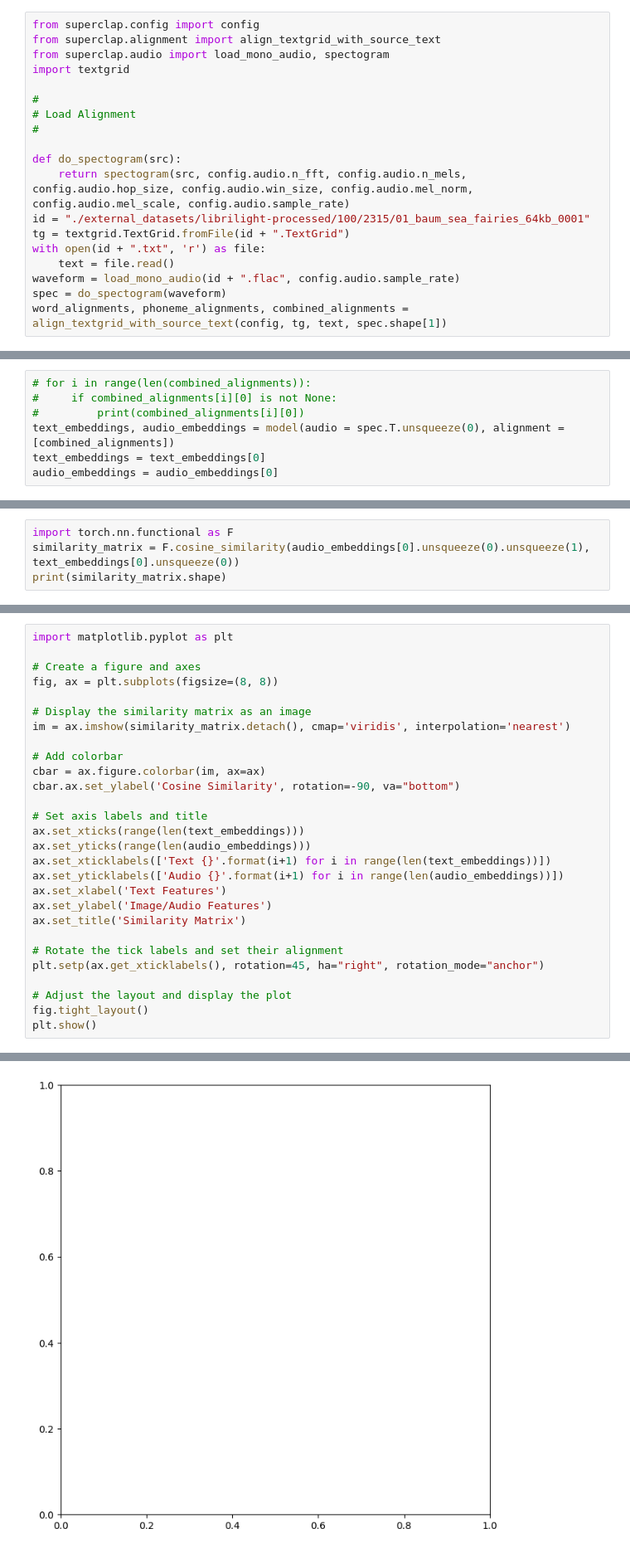
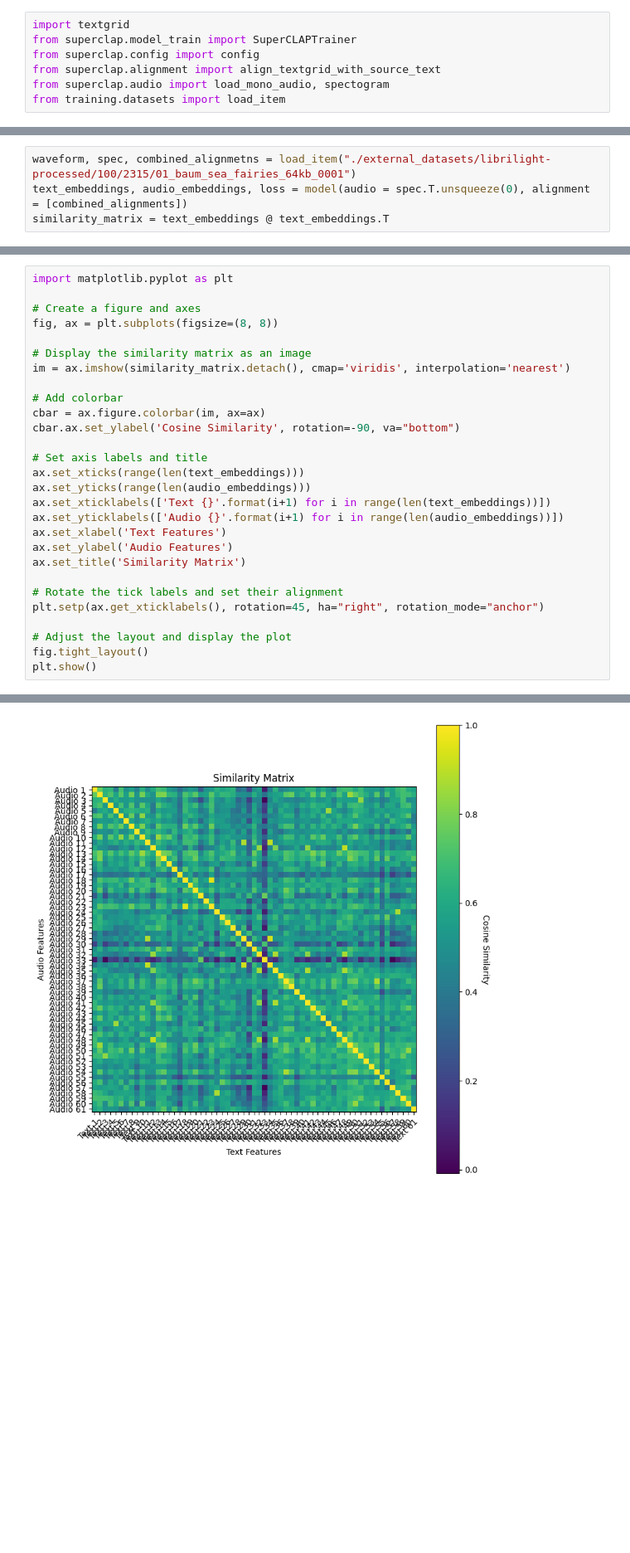
Before and after one commit to ex3ndr/superclap, a Jupyter notebook: workbook.ipynb, the cells around one changed output, grey strips where cells are left out. Shown at 83% size. Cells and saved outputs as stored; diff of their text form; blank space fills up the shorter version.

Commit message:
feat: working training

```diff
--- a/workbook.ipynb
+++ b/workbook.ipynb
@@ -1,20 +1,8 @@
 # %%
+import textgrid
+from superclap.model_train import SuperCLAPTrainer
 from superclap.config import config
 from superclap.alignment import align_textgrid_with_source_text
 from superclap.audio import load_mono_audio, spectogram
-import textgrid
-
-#
-# Load Alignment
-#
-
-def do_spectogram(src):
-    return spectogram(src, config.audio.n_fft, config.audio.n_mels, config.audio.hop_size, config.audio.win_size, config.audio.mel_norm, config.audio.mel_scale, config.audio.sample_rate)
-id = "./external_datasets/librilight-processed/100/2315/01_baum_sea_fairies_64kb_0001"
-tg = textgrid.TextGrid.fromFile(id + ".TextGrid")
-with open(id + ".txt", 'r') as file:
-    text = file.read()
-waveform = load_mono_audio(id + ".flac", config.audio.sample_rate)
-spec = do_spectogram(waveform)
-word_alignments, phoneme_alignments, combined_alignments = align_textgrid_with_source_text(config, tg, text, spec.shape[1])
+from training.datasets import load_item
 # %%
@@ -24,7 +30,4 @@ model = SuperCLAPTrainer()
 # %%
-# for i in range(len(combined_alignments)):
-#     if combined_alignments[i][0] is not None:
-#         print(combined_alignments[i][0])
-text_embeddings, audio_embeddings = model(audio = spec.T.unsqueeze(0), alignment = [combined_alignments])
-text_embeddings = text_embeddings[0]
-audio_embeddings = audio_embeddings[0]
+waveform, spec, combined_alignmetns = load_item("./external_datasets/librilight-processed/100/2315/01_baum_sea_fairies_64kb_0001")
+text_embeddings, audio_embeddings, loss = model(audio = spec.T.unsqueeze(0), alignment = [combined_alignments])
+similarity_matrix = text_embeddings @ text_embeddings.T
@@ -35,4 +33,0 @@ torch.Size([61, 256]) torch.Size([61, 256])
-# %%
-import torch.nn.functional as F
-similarity_matrix = F.cosine_similarity(audio_embeddings[0].unsqueeze(0).unsqueeze(1), text_embeddings[0].unsqueeze(0))
-print(similarity_matrix.shape)
@@ -57,7 +50,7 @@ ax.set_yticks(range(len(audio_embeddings)))
 ax.set_xticklabels(['Text {}'.format(i+1) for i in range(len(text_embeddings))])
 ax.set_yticklabels(['Audio {}'.format(i+1) for i in range(len(audio_embeddings))])
 ax.set_xlabel('Text Features')
-ax.set_ylabel('Image/Audio Features')
+ax.set_ylabel('Audio Features')
 ax.set_title('Similarity Matrix')
 
 # Rotate the tick labels and set their alignment
@@ -71 +63 @@ TypeError: Invalid shape (1,) for image data
-[figure, old version]
+[figure, new version]
```
Also changed, not shown: parts of 5 cells of this notebook, 5 other files.
